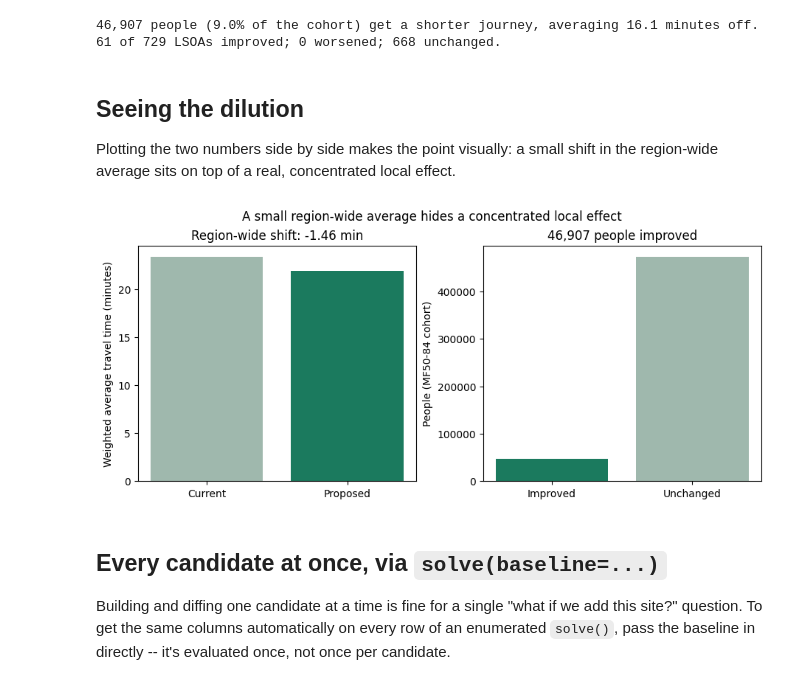
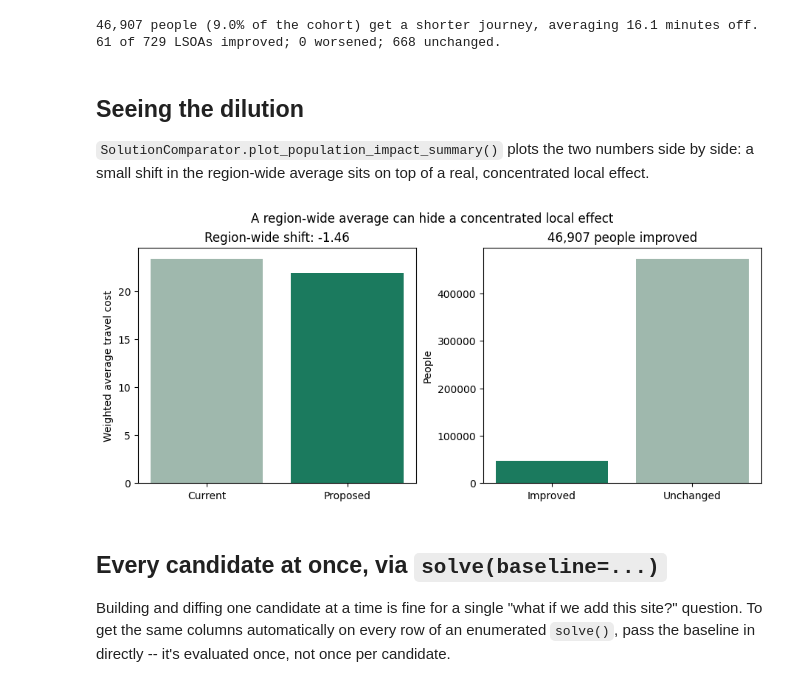
Before and after one commit to hsma-tools/lokigi, a Jupyter notebook: examples/location/population_impact/index.ipynb, the cells around one changed output. Cells and saved outputs as stored; diff of their text form; code cells hidden in the pictures.

```diff
--- a/examples/location/population_impact/index.ipynb
+++ b/examples/location/population_impact/index.ipynb
@@ -121,29 +121,12 @@ print(
 # %% [markdown]
 ## Seeing the dilution
 
-Plotting the two numbers side by side makes the point visually: a small shift in the region-wide average sits on top of a real, concentrated local effect.
+`SolutionComparator.plot_population_impact_summary()` plots the two numbers side by side: a small shift in the region-wide average sits on top of a real, concentrated local effect.
 # %%
-import matplotlib.pyplot as plt
-
-fig, axes = plt.subplots(ncols=2, figsize=(9, 4), constrained_layout=True)
-
-axes[0].bar(["Current", "Proposed"], [baseline_wa, candidate_wa], color=["#9fb8ad", "#1b7a5e"])
-axes[0].set_ylabel("Weighted average travel time (minutes)")
-axes[0].set_title(f"Region-wide shift: {candidate_wa - baseline_wa:.2f} min")
-
-axes[1].bar(
-    ["Improved", "Unchanged"],
-    [impact["demand_improved"], impact["demand_unchanged"]],
-    color=["#1b7a5e", "#9fb8ad"],
-    )
-axes[1].set_ylabel("People (MF50-84 cohort)")
-axes[1].set_title(f"{impact['demand_improved']:,.0f} people improved")
-
-fig.suptitle("A small region-wide average hides a concentrated local effect")
+fig, axes = comparator.plot_population_impact_summary()
 fig.savefig("image.png", dpi=150, bbox_inches="tight")
-plt.show()
 # %% [output]
-[figure, old version]
+[figure, new version]
 # %% [markdown]
 ## Every candidate at once, via `solve(baseline=...)`
 
```
Also changed, not shown: 5 other files.
